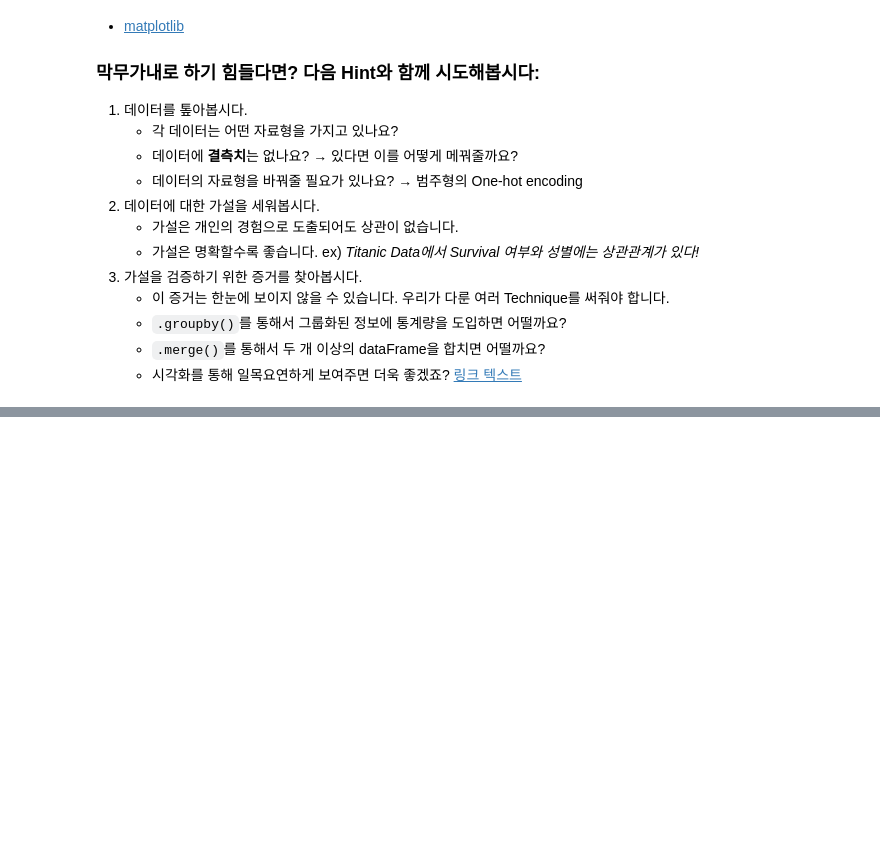
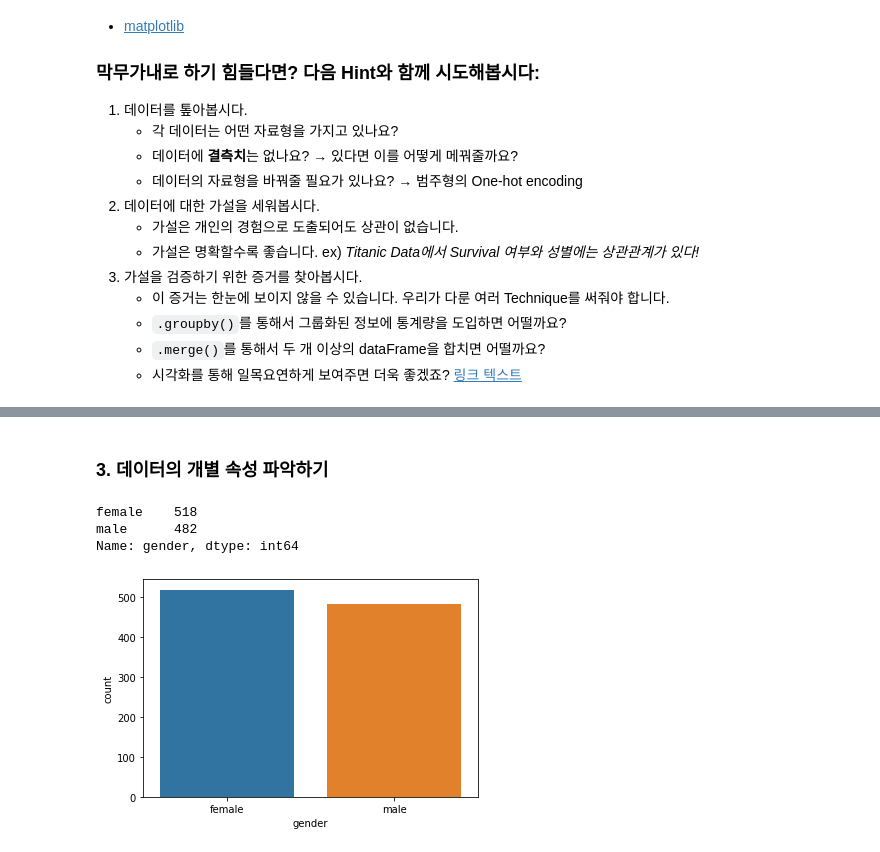
Before and after one commit to super-corini/programmers_kdt_II, a Jupyter notebook: EDA/4. EDA.ipynb, the cells around one changed output, grey strips where cells are left out. Drawn from its saved outputs; the diff is of its cells as text; code cells hidden in the pictures; blank space fills up the shorter version.

Commit message:
Mission 2 : Students Performance

```diff
--- a/EDA/4. EDA.ipynb
+++ b/EDA/4. EDA.ipynb
@@ -388,0 +402,4 @@ plt.show()
+# %%
+## 데이터 불러오기
+
+student_df = pd.read_csv("/content/drive/MyDrive/programmers_kdt_II/EDA/Students Data/StudentsPerformance.csv")
@@ -388,0 +461,5 @@ plt.show()
+# %%
+## total score : math, reading, writing 점수의 합
+
+student_df['total score'] = student_df['math score'] + student_df['reading score'] + student_df['writing score']
+student_df.describe()
@@ -388,0 +476,13 @@ plt.show()
+# %% [markdown]
+### **3. 데이터의 개별 속성 파악하기**
+# %%
+student_df['gender'].value_counts()
+# %% [output]
+female    518
+male      482
+Name: gender, dtype: int64
+# %%
+sns.countplot(x='gender', data=student_df)
+plt.show()
+# %% [output]
+[figure, added]
```
Also changed, not shown: parts of 25 cells of this notebook, 1 other file.
